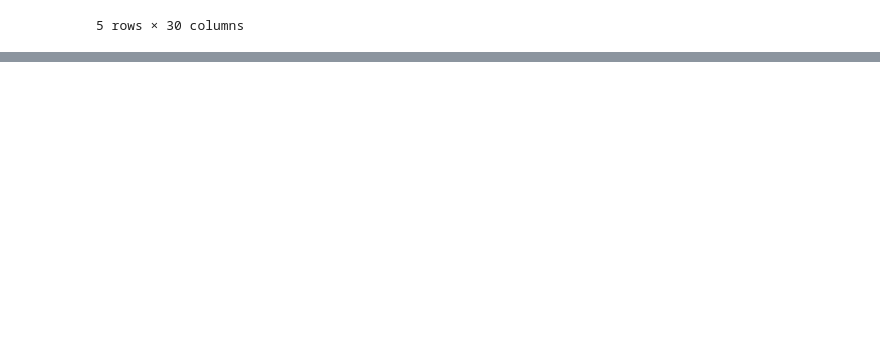
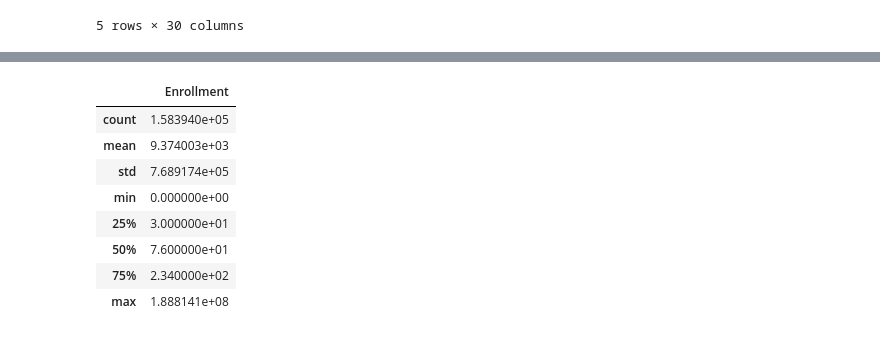
Before and after one commit to danielkimutai/dt, a Jupyter notebook: index.ipynb, the cells around one changed output, grey strips where cells are left out. Drawn from its saved outputs; the diff is of its cells as text; code cells hidden in the pictures; blank space fills up the shorter version.

```diff
--- a/index.ipynb
+++ b/index.ipynb
@@ -82,0 +162,13 @@ pn.head()
+# %%
+# understanding the summary statitics
+df.describe()
+# %% [output]
+|  | Enrollment |
+| count | 1.583940e+05 |
+| mean | 9.374003e+03 |
+| std | 7.689174e+05 |
+| min | 0.000000e+00 |
+| 25% | 3.000000e+01 |
+| 50% | 7.600000e+01 |
+| 75% | 2.340000e+02 |
+| max | 1.888141e+08 |
```
Also changed, not shown: parts of 13 cells of this notebook.
